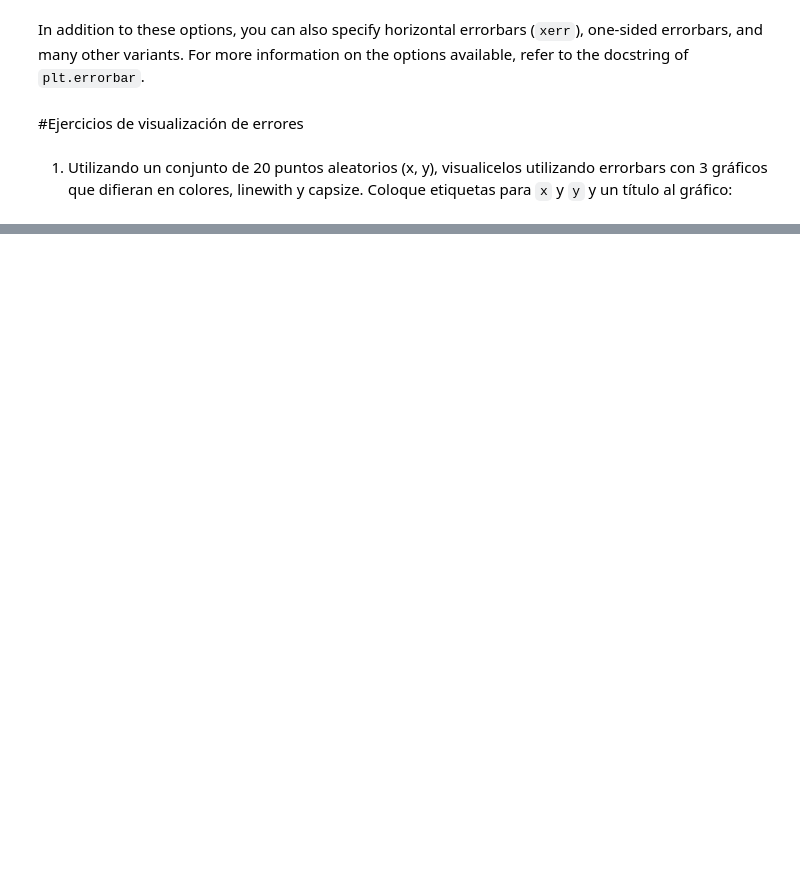
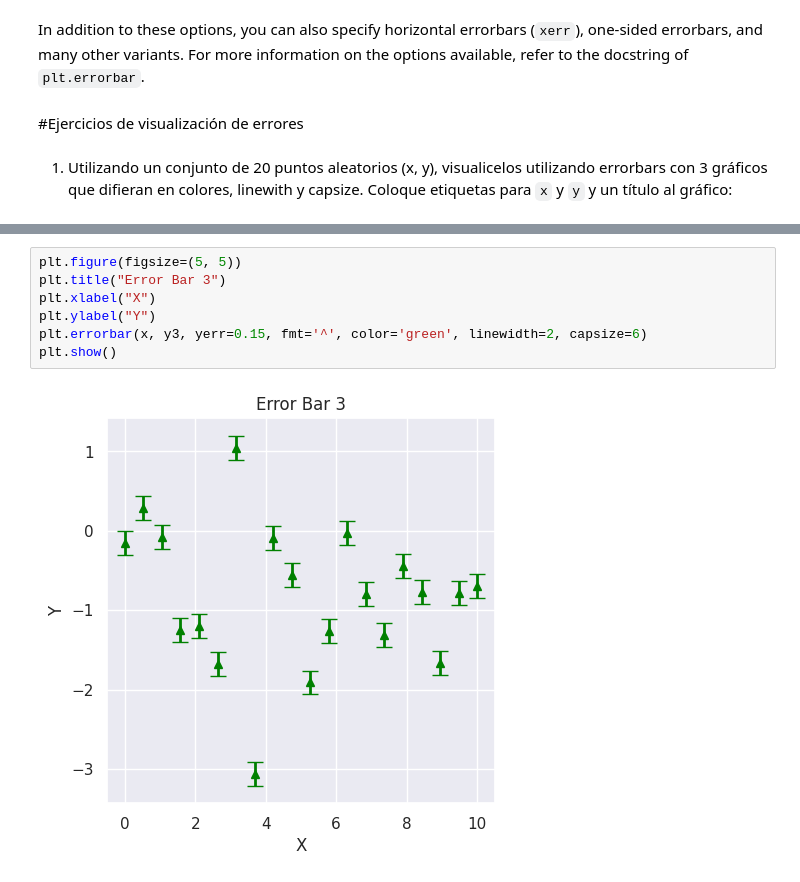
Before and after one commit to kei191/GrandesVolumenesDeDatos, a Jupyter notebook: Laboratorio1/3-Errorbars.ipynb, the cells around one changed output, grey strips where cells are left out. Saved outputs shown, nothing was run; the diff lists cells and outputs as text; blank space fills up the shorter version.

```diff
--- a/Laboratorio1/3-Errorbars.ipynb
+++ b/Laboratorio1/3-Errorbars.ipynb
@@ -51,0 +78,9 @@ For more information on the options available, refer to the docstring of ``plt.e
+# %%
+plt.figure(figsize=(5, 5))
+plt.title("Error Bar 3")
+plt.xlabel("X")
+plt.ylabel("Y")
+plt.errorbar(x, y3, yerr=0.15, fmt='^', color='green', linewidth=2, capsize=6)
+plt.show()
+# %% [output]
+[figure, added]
```
Also changed, not shown: parts of 4 cells of this notebook, 9 other files.
